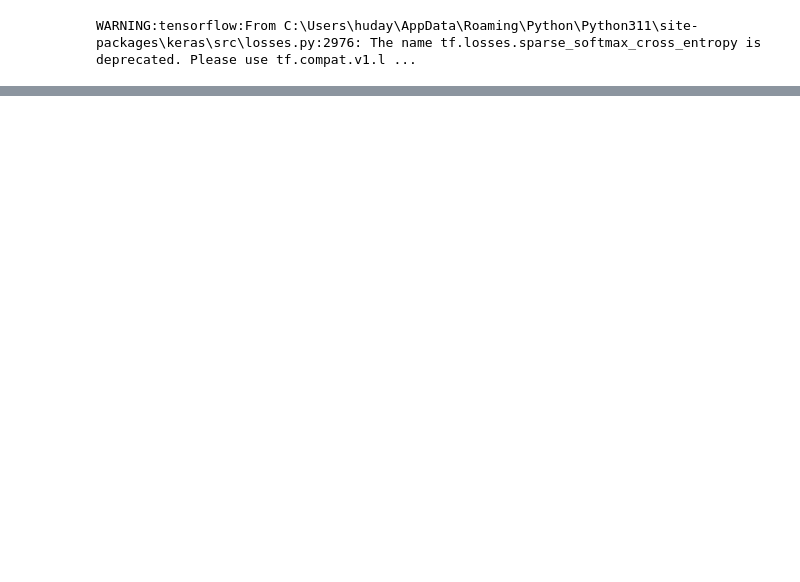
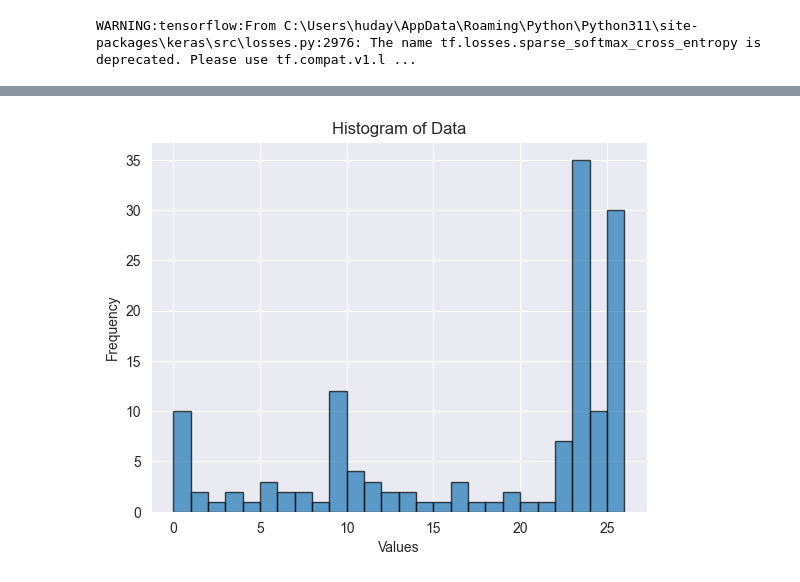
Before and after one commit to FSMVU-Tubitak-1001-Kod-Analiz/SequentialLSTM, a Jupyter notebook: twin_rnn_practices/embeddings/remove.ipynb, the cells around one changed output, grey strips where cells are left out. Saved outputs shown, nothing was run; the diff lists cells and outputs as text; code cells hidden in the pictures; blank space fills up the shorter version.

Commit message:
sonar csv with history added, and 2 embeddings runned with torch and keras

```diff
--- a/twin_rnn_practices/embeddings/remove.ipynb
+++ b/twin_rnn_practices/embeddings/remove.ipynb
@@ -13,10 +33,10 @@ WARNING:tensorflow:From C:\Users\huday\AppData\Roaming\Python\Python311\site-pac
 # %%
 # Load embeddings (assuming they are already loaded)
 df = pd.read_csv('./combined_codes_updated.csv')
-
-embeddings = torch.load('old_embeddings.pt')
-embeddings2 = torch.load('fixdd_embeddings.pt')
-labels = df['SmellKey'].values
+df_smell = pd.read_csv("Temp_smellKey-data_encoded.csv")
+embeddings = torch.load('bert_old.pt')
+embeddings2 = torch.load('bert_fixed.pt')
+labels = df_smell['smellKey_encoded'].values
 print(labels)
 print(embeddings.shape, embeddings2.shape, labels.shape)
 # Combine embeddings into pairs
@@ -129,0 +156,12 @@ KeyboardInterrupt:
+# %%
+import matplotlib.pyplot as plt
+
+smell = df_smell['smellKey_encoded']
+plt.hist(smell, bins=range(min(smell), max(smell) + 1), edgecolor='black', alpha=0.7)
+plt.xlabel('Values')
+plt.ylabel('Frequency')
+plt.title('Histogram of Data')
+plt.grid(True)
+plt.show()
+# %% [output]
+[figure, added]
```
Also changed, not shown: parts of 6 cells of this notebook, 11 other files.
